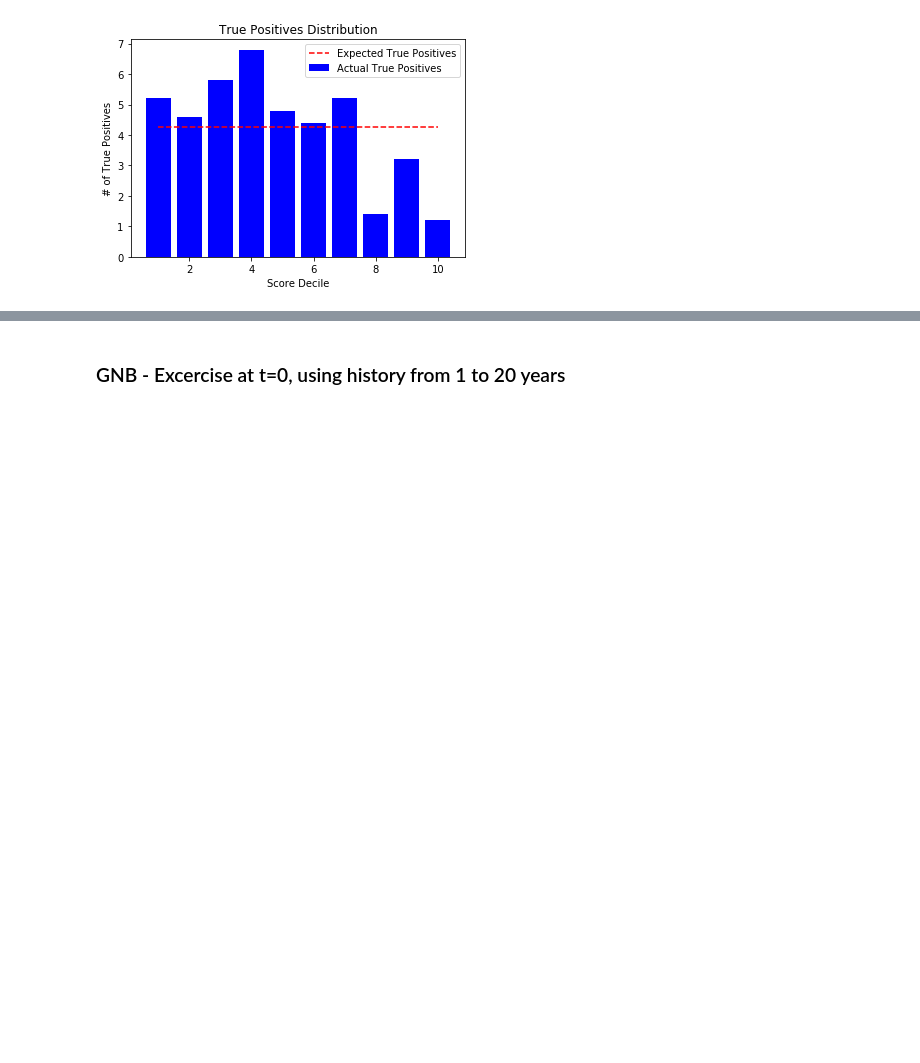
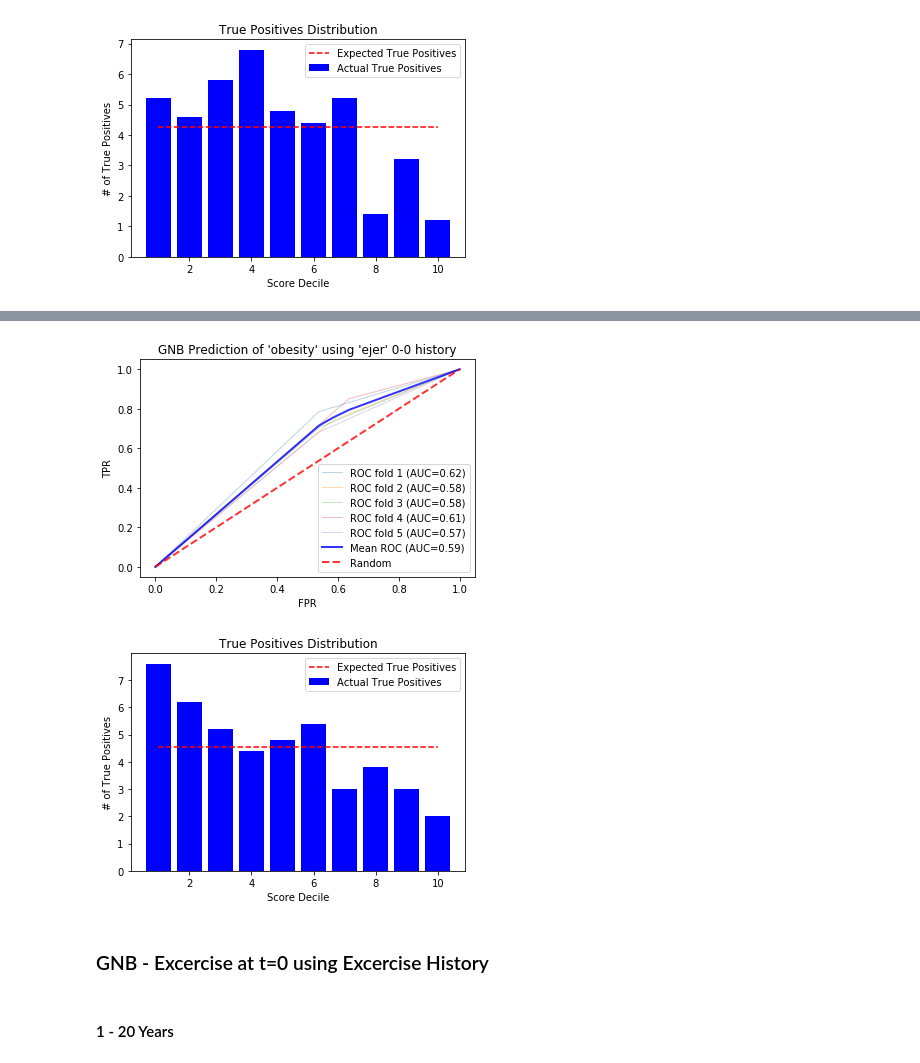
Before and after one commit to vicalbiter/histories, a Jupyter notebook: Histories + Classification.ipynb, the cells around one changed output, grey strips where cells are left out. Saved outputs shown, nothing was run; the diff lists cells and outputs as text; code cells hidden in the pictures; blank space fills up the shorter version.

```diff
--- a/Histories + Classification.ipynb
+++ b/Histories + Classification.ipynb
@@ -1468,0 +1546,10 @@ run_cv_sa_gnb(inputdf, qf, "obesity", 1, 5, "GNB Prediction of 'obesity' using '
+# %%
+cdata = ndata[["ejer0B", "obesity"]]
+cdata = groupListOfVariables(["ejer0B"], "ejerHistory0", cdata)
+cdata = cdata[(cdata.ejer0B != "N")]
+histories = np.array(stringGenerator("", ["A", "B"], 1)).flatten()
+qf = "ejerHistory0"
+inputdf = pd.DataFrame()
+inputdf[qf] = cdata[qf]
+inputdf["obesity"] = cdata["obesity"]
+inputdf.head()
@@ -1469,2 +1564,9 @@ run_cv_sa_gnb(inputdf, qf, "obesity", 1, 5, "GNB Prediction of 'obesity' using '
+# %%
+run_cv_sa_gnb(inputdf, qf, "obesity", 1, 5, "GNB Prediction of 'obesity' using 'ejer' 0-0 history")
+# %% [output]
+[figure, added]
+[figure, added]
 # %% [markdown]
-### GNB - Excercise at t=0, using history from 1 to 20 years
+### GNB - Excercise at t=0 using Excercise History
+# %% [markdown]
+#### 1 - 20 Years
```
Also changed, not shown: parts of 51 cells of this notebook, 28 other files.
